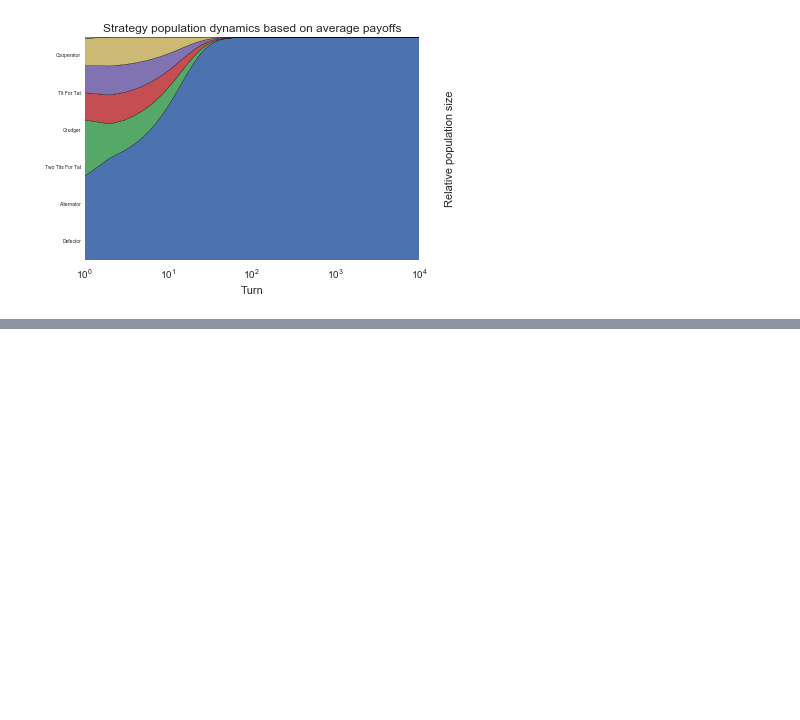
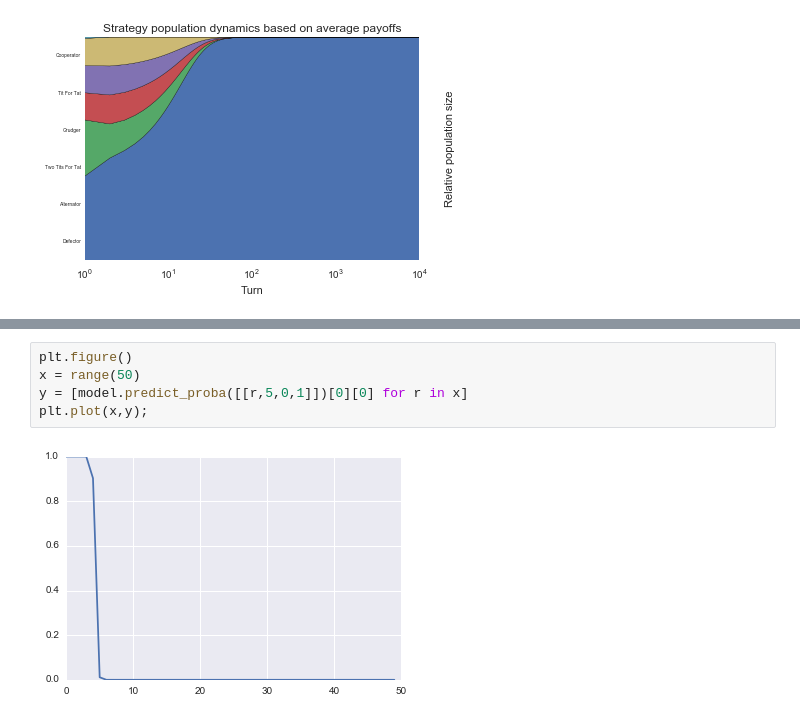
Before and after one commit to drvinceknight/unpeudemath, a Jupyter notebook: assets/code/prisoners_dilemma_of_giving_gifts.ipynb, the cells around one changed output, grey strips where cells are left out. Drawn from its saved outputs; the diff is of its cells as text; blank space fills up the shorter version.

```diff
--- a/assets/code/prisoners_dilemma_of_giving_gifts.ipynb
+++ b/assets/code/prisoners_dilemma_of_giving_gifts.ipynb
@@ -100,0 +164,7 @@ pandas.DataFrame(list(zip(X.columns, model.coef_[0])), columns=["Variables", "Co
+# %%
+plt.figure()
+x = range(50)
+y = [model.predict_proba([[r,5,0,1]])[0][0] for r in x]
+plt.plot(x,y);
+# %% [output]
+[figure, added]
```
Also changed, not shown: parts of 15 cells of this notebook.
